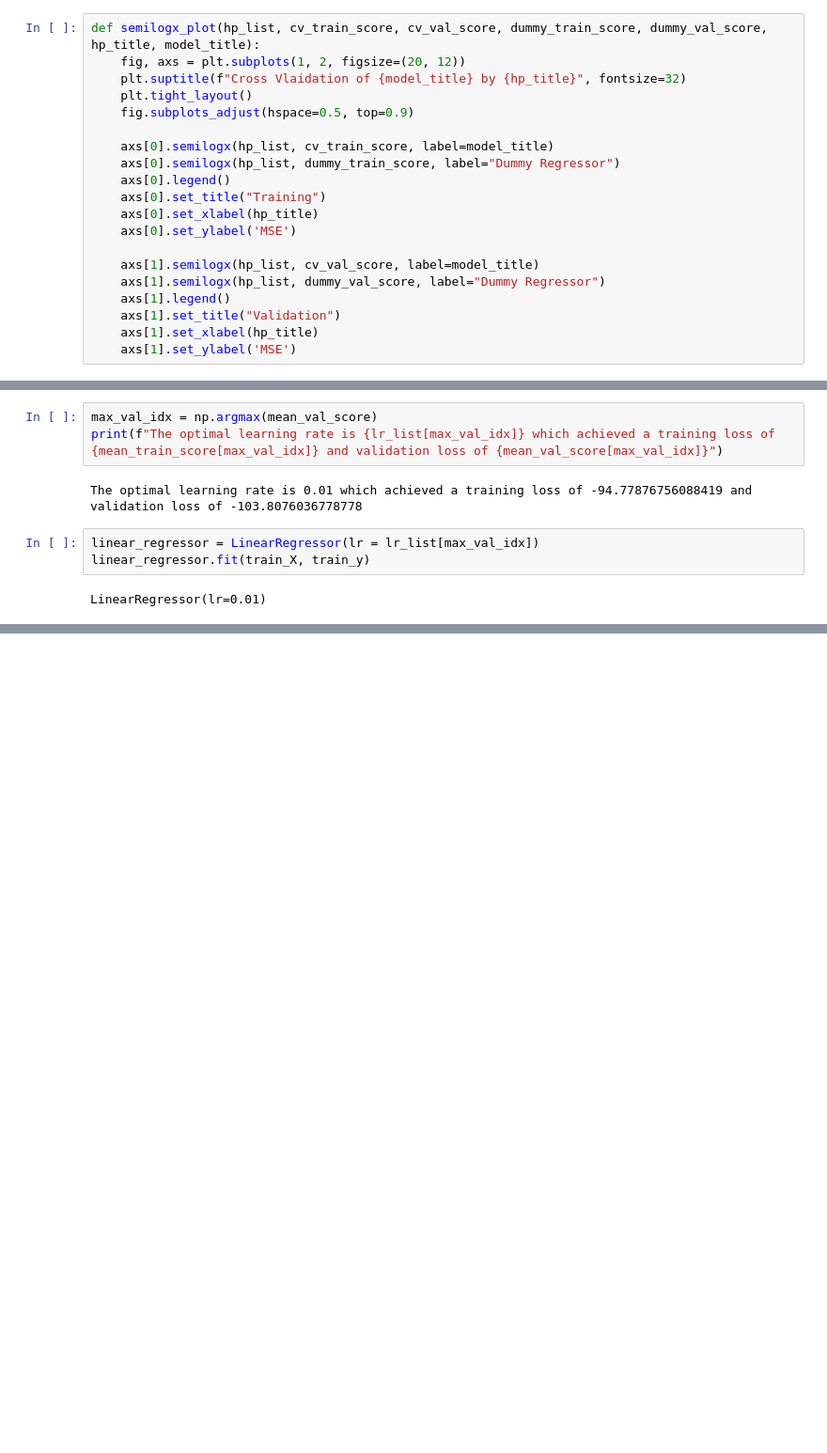
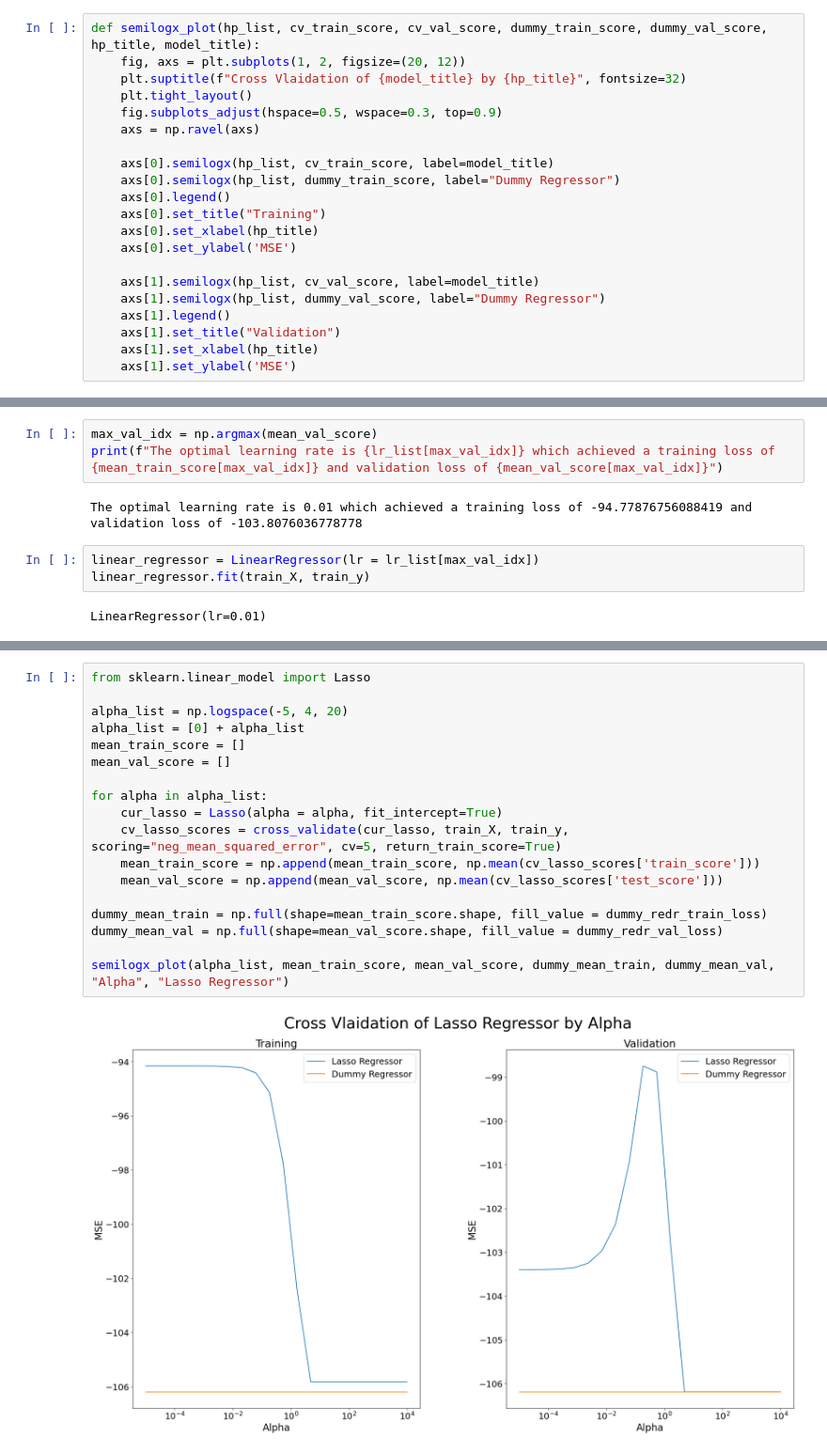
Before and after one commit to Ofir-Manor/Long3, a Jupyter notebook: 316084623-311288203.ipynb, the cells around one changed output, grey strips where cells are left out. Shown: that part at 94% size. Cells and saved outputs as stored; diff of their text form; blank space fills up the shorter version.

Commit message:
Lasso cross validation added

```diff
--- a/316084623-311288203.ipynb
+++ b/316084623-311288203.ipynb
@@ -210,7 +210,8 @@ def semilogx_plot(hp_list, cv_train_score, cv_val_score, dummy_train_score, dumm
     fig, axs = plt.subplots(1, 2, figsize=(20, 12))
     plt.suptitle(f"Cross Vlaidation of {model_title} by {hp_title}", fontsize=32)
     plt.tight_layout()
-    fig.subplots_adjust(hspace=0.5, top=0.9)
+    fig.subplots_adjust(hspace=0.5, wspace=0.3, top=0.9)
+    axs = np.ravel(axs)
 
     axs[0].semilogx(hp_list, cv_train_score, label=model_title)
     axs[0].semilogx(hp_list, dummy_train_score, label="Dummy Regressor")
@@ -254,0 +258,20 @@ LinearRegressor(lr=0.01)
+# %%
+from sklearn.linear_model import Lasso
+
+alpha_list = np.logspace(-5, 4, 20)
+alpha_list = [0] + alpha_list
+mean_train_score = []
+mean_val_score = []
+
+for alpha in alpha_list:
+    cur_lasso = Lasso(alpha = alpha, fit_intercept=True)
+    cv_lasso_scores = cross_validate(cur_lasso, train_X, train_y, scoring="neg_mean_squared_error", cv=5, return_train_score=True)
+    mean_train_score = np.append(mean_train_score, np.mean(cv_lasso_scores['train_score']))
+    mean_val_score = np.append(mean_val_score, np.mean(cv_lasso_scores['test_score']))
+
+dummy_mean_train = np.full(shape=mean_train_score.shape, fill_value = dummy_redr_train_loss)
+dummy_mean_val = np.full(shape=mean_val_score.shape, fill_value = dummy_redr_val_loss)
+
+semilogx_plot(alpha_list, mean_train_score, mean_val_score, dummy_mean_train, dummy_mean_val, "Alpha", "Lasso Regressor")
+# %% [output]
+[figure, added]
```
Also changed, not shown: parts of 7 cells of this notebook.
